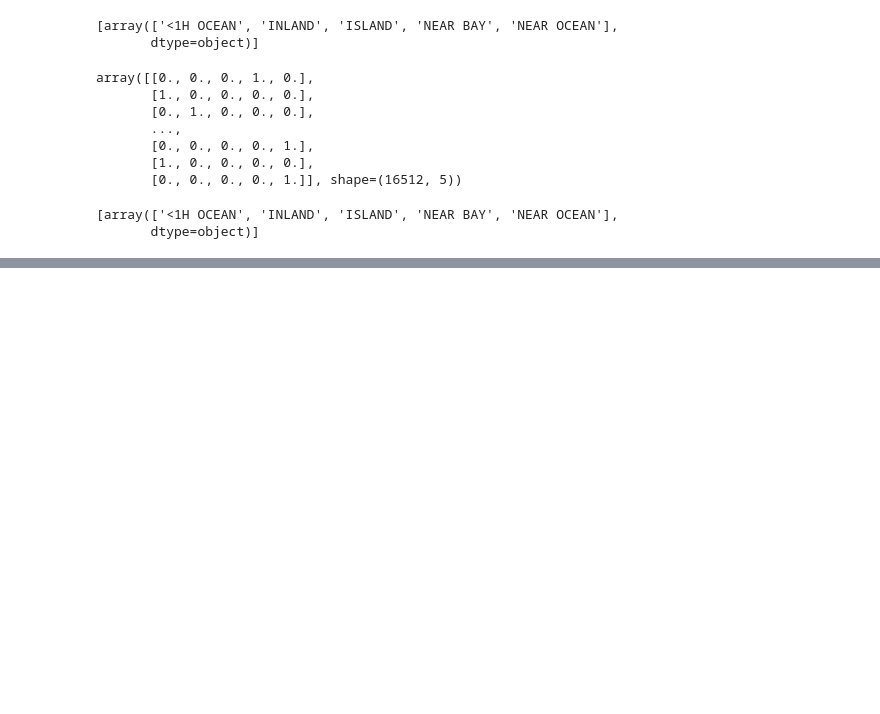
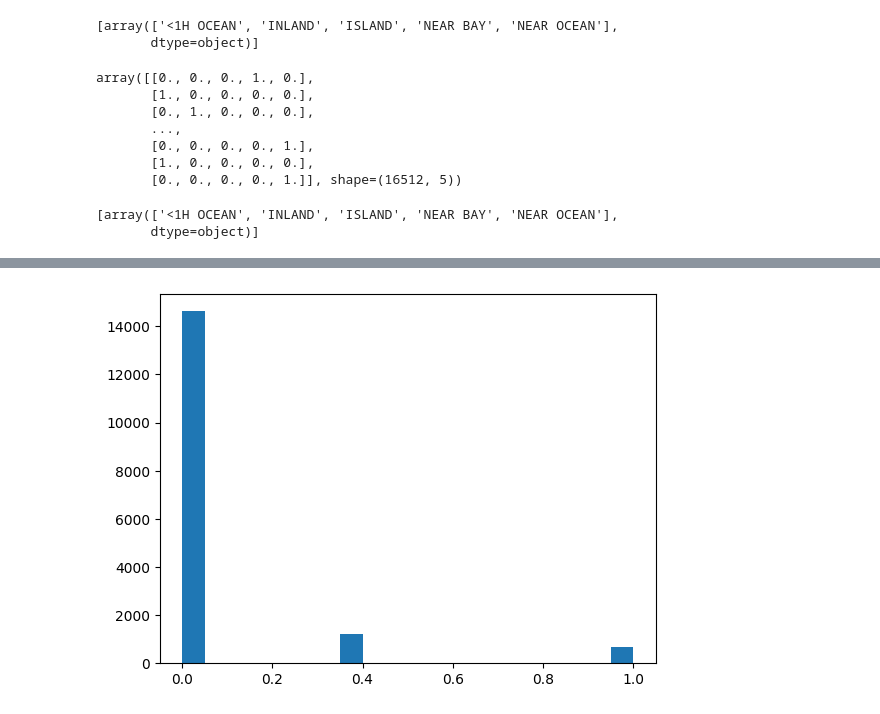
Before and after one commit to Hanifemam/hands-on, a Jupyter notebook: chap1/chap1.ipynb, the cells around one changed output, grey strips where cells are left out. Cells and saved outputs as stored; diff of their text form; code cells hidden in the pictures; blank space fills up the shorter version.

```diff
--- a/chap1/chap1.ipynb
+++ b/chap1/chap1.ipynb
@@ -268,0 +292,8 @@ housing_num_std_scaled = std_scaler.fit_transform(housing_num)
+# %%
+rbf_transformer = FunctionTransformer(rbf_kernel, kw_args=dict(Y=[[35.0]], gamma=1.0))
+age_simil_35 =rbf_transformer.transform(housing[["housing_median_age"]])
+# %%
+plt.hist(age_simil_35, bins=20)
+plt.show()
+# %% [output]
+[figure, added]
```
Also changed, not shown: parts of 5 cells of this notebook.
